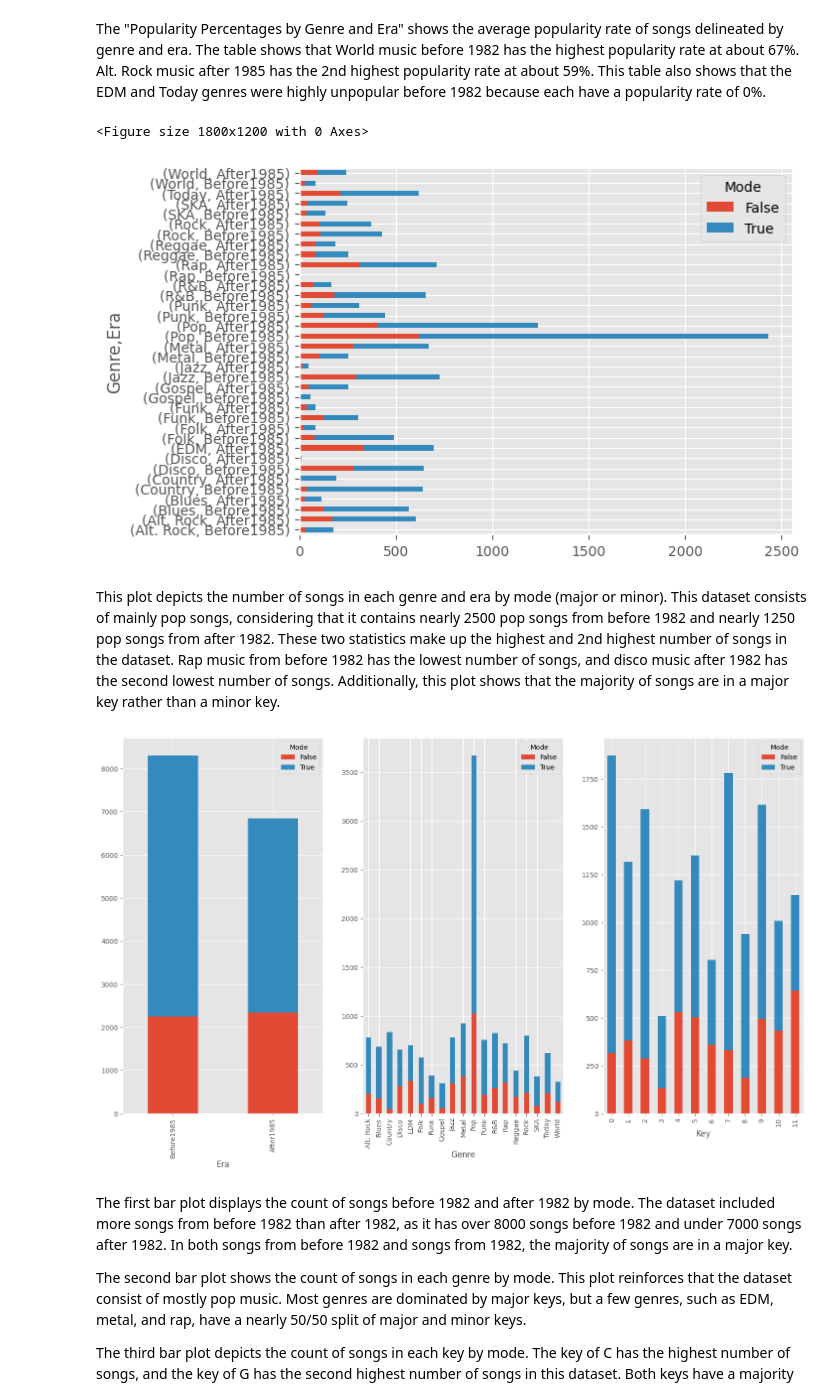
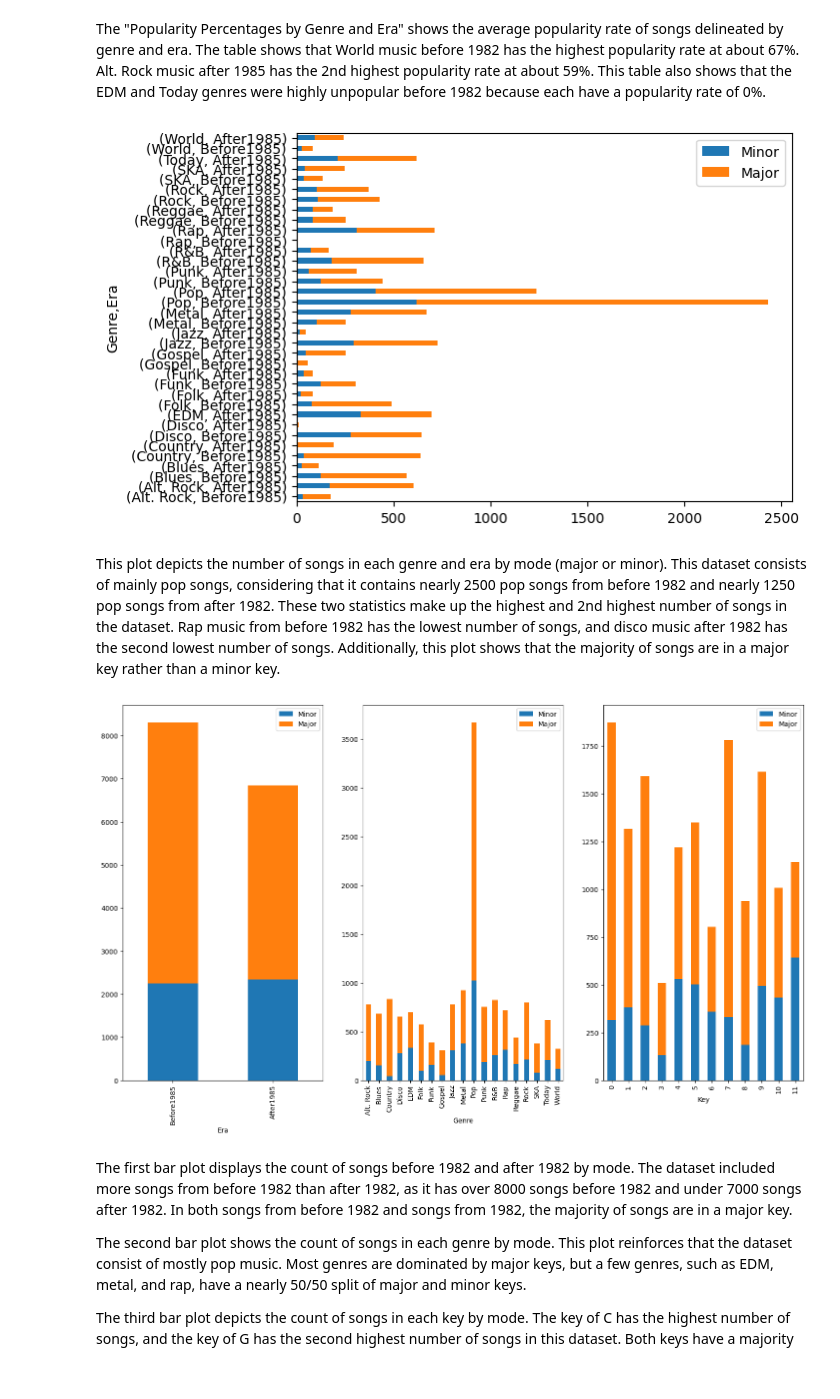
Before and after one commit to bonitadavis/ML-Lab-1, a Jupyter notebook: Lab1.ipynb, the cells around one changed output. Drawn from its saved outputs; the diff is of its cells as text; code cells hidden in the pictures.

Commit message:
Updated plot keys

```diff
--- a/Lab1.ipynb
+++ b/Lab1.ipynb
@@ -326,35 +326,42 @@ survival = pd.crosstab([df['Genre'],
                         df['Era']], # categories to cross tabulate
                        df.Mode.astype(bool)) # how to group
 
-plt.figure(figsize=(18, 12))
+survival.columns = ['Minor', 'Major']  # Replace with your desired labels
 survival.plot(kind='barh', stacked=True)
 plt.show()
 # %% [output]
-<Figure size 1800x1200 with 0 Axes>
-[figure, old version]
+[figure, new version]
 # %% [markdown]
 This plot depicts the number of songs in each genre and era by mode (major or minor). This dataset consists of mainly pop songs, considering that it contains nearly 2500 pop songs from before 1982 and nearly 1250 pop songs from after 1982. These two statistics make up the highest and 2nd highest number of songs in the dataset. Rap music from before 1982 has the lowest number of songs, and disco music after 1982 has the second lowest number of songs. Additionally, this plot shows that the majority of songs are in a major key rather than a minor key.
 # %%
-# plot overall cross tab with both groups
 plt.figure(figsize=(18, 10))
-ax1 = plt.subplot(1,3,1)
-ax2 = plt.subplot(1,3,2)
-ax3 = plt.subplot(1,3,3)
 
-pd.crosstab([df['Era']], # categories to cross tabulate
-            df.Mode.astype(bool)).plot(kind='bar', stacked=True, ax=ax1)
+# Create subplots
+ax1 = plt.subplot(1, 3, 1)
+ax2 = plt.subplot(1, 3, 2)
+ax3 = plt.subplot(1, 3, 3)
 
-pd.crosstab([df['Genre']], # categories to cross tabulate
-            df.Mode.astype(bool)).plot(kind='bar', stacked=True, ax=ax2)
+# Crosstab for 'Era'
+ct1 = pd.crosstab([df['Era']], df['Mode'].astype(bool))
+ct1.columns = ['Minor', 'Major']
+ct1.plot(kind='bar', stacked=True, ax=ax1)
 
-pd.crosstab([df['Key']], # categories to cross tabulate
-            df.Mode.astype(bool)).plot(kind='bar', stacked=True, ax=ax3)
+# Crosstab for 'Genre'
+ct2 = pd.crosstab([df['Genre']], df['Mode'].astype(bool))
+ct2.columns = ['Minor', 'Major']
+ct2.plot(kind='bar', stacked=True, ax=ax2)
 
+# Crosstab for 'Key'
+ct3 = pd.crosstab([df['Key']], df['Mode'].astype(bool))
+ct3.columns = ['Minor', 'Major']
+ct3.plot(kind='bar', stacked=True, ax=ax3)
+
+# Show the plot
 plt.show()
 
 #FUCK FUCK FUCK
 # %% [output]
-[figure, old version]
+[figure, new version]
 # %% [markdown]
 The first bar plot displays the count of songs before 1982 and after 1982 by mode. The dataset included more songs from before 1982 than after 1982, as it has over 8000 songs before 1982 and under 7000 songs after 1982. In both songs from before 1982 and songs from 1982, the majority of songs are in a major key.
 
```
